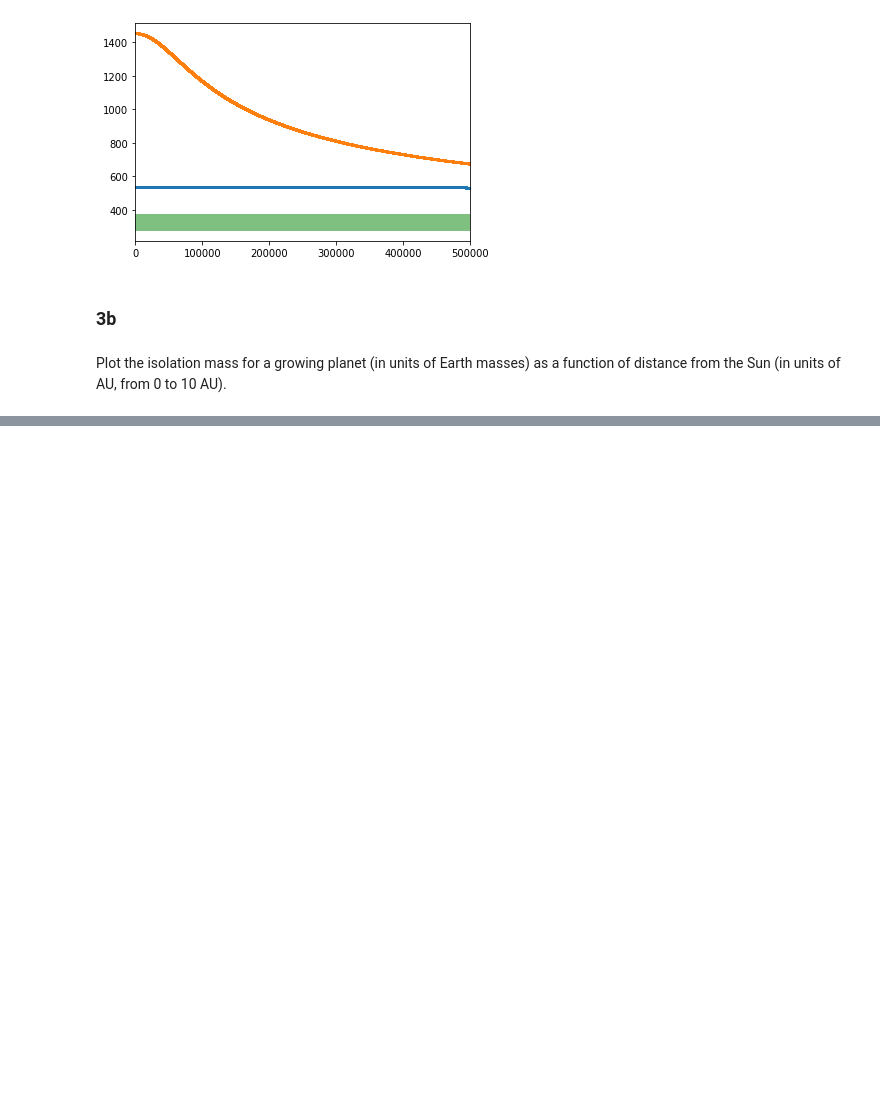
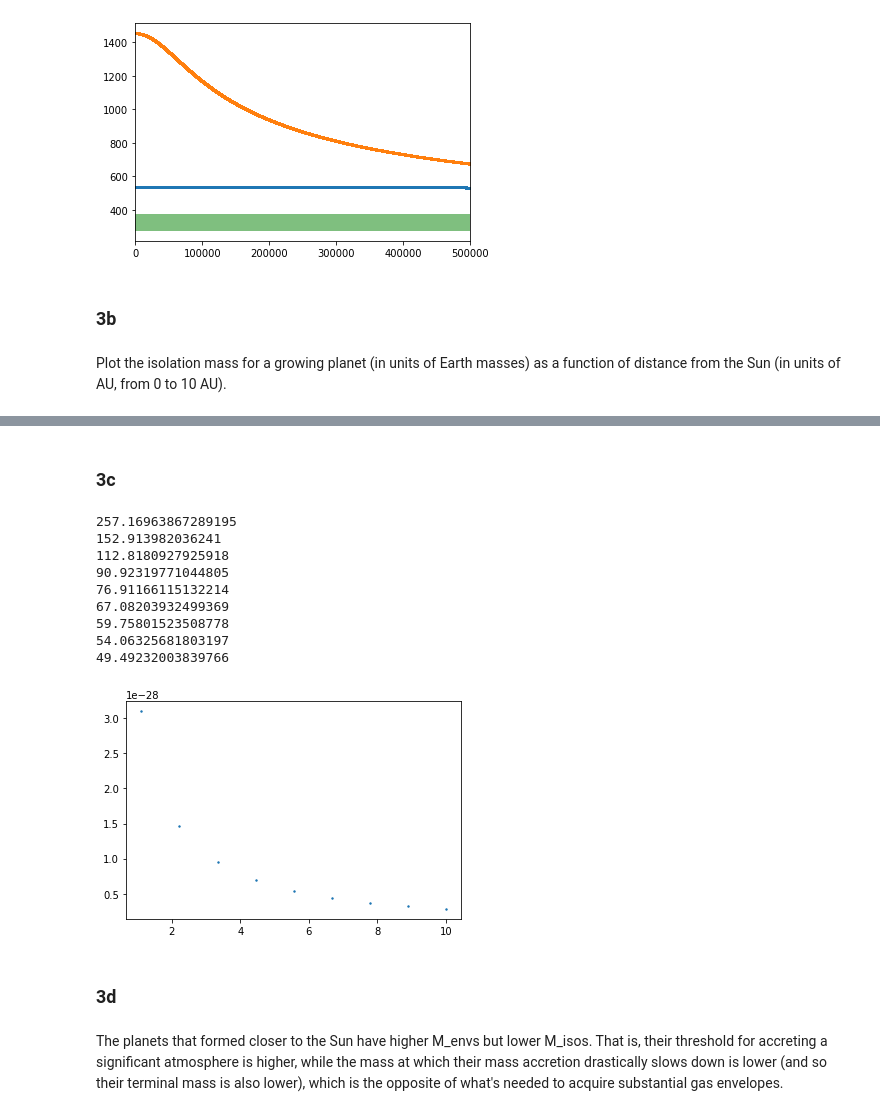
Before and after one commit to cl3425/uf-class-repo, a Jupyter notebook: exoplanets/hw1.ipynb, the cells around one changed output, grey strips where cells are left out. Cells and saved outputs as stored; diff of their text form; code cells hidden in the pictures; blank space fills up the shorter version.

```diff
--- a/exoplanets/hw1.ipynb
+++ b/exoplanets/hw1.ipynb
@@ -483,0 +524,48 @@ def calc_miso()
+# %% [markdown]
+### 3c
+# %%
+def calc_t_disk(r):
+    t4 = 6e9 * (r/1.496e13)**-3
+    return t4**0.25
+
+def calc_m_env(rho_m, t_disk, r):
+    term1 = rho_m**-0.5
+    term2 = t_disk**1.5
+    term3 = (np.log(2*rho_m*r/sigma_p(r)))**1.5
+
+    return 1.6e-6*term1*term2*term3
+
+rho_earth = 5.5 # proxy for rocky planet within snow line
+rho_pluto = 1.9 # proxy for icy body beyond snow line
+
+m_envs = []
+distances = 1.496e13*np.linspace(0, 10, 10)[1:] # avoid dividing by zero
+for r_elt in distances:
+    print(calc_t_disk(r_elt))
+    if (r < 5*1.496e13) & (r > 0):
+        m_env = calc_m_env(rho_earth, calc_t_disk(r_elt), r_elt)
+        m_envs.append(m_env)
+
+    elif r >= 5*1.496e13: # icy body density beyond snow line
+        m_env = calc_m_env(rho_pluto, calc_t_disk(r_elt), r_elt)
+        m_envs.append(m_env)
+
+m_envs = [m_envs_elt/5.972e27 for m_envs_elt in m_envs] # convert to Earth masses
+distances = np.linspace(0, 10, 10)[1:] # back to AU for plotting
+plt.scatter(distances, m_envs, s=2)
+plt.show()
+# %% [output]
+257.16963867289195
+152.913982036241
+112.8180927925918
+90.92319771044805
+76.91166115132214
+67.08203932499369
+59.75801523508778
+54.06325681803197
+49.49232003839766
+[figure, added]
+# %% [markdown]
+### 3d
+# %% [markdown]
+The planets that formed closer to the Sun have higher M_envs but lower M_isos. That is, their threshold for accreting a significant atmosphere is higher, while the mass at which their mass accretion drastically slows down is lower (and so their terminal mass is also lower), which is the opposite of what's needed to acquire substantial gas envelopes.
```
Also changed, not shown: parts of 6 cells of this notebook.
